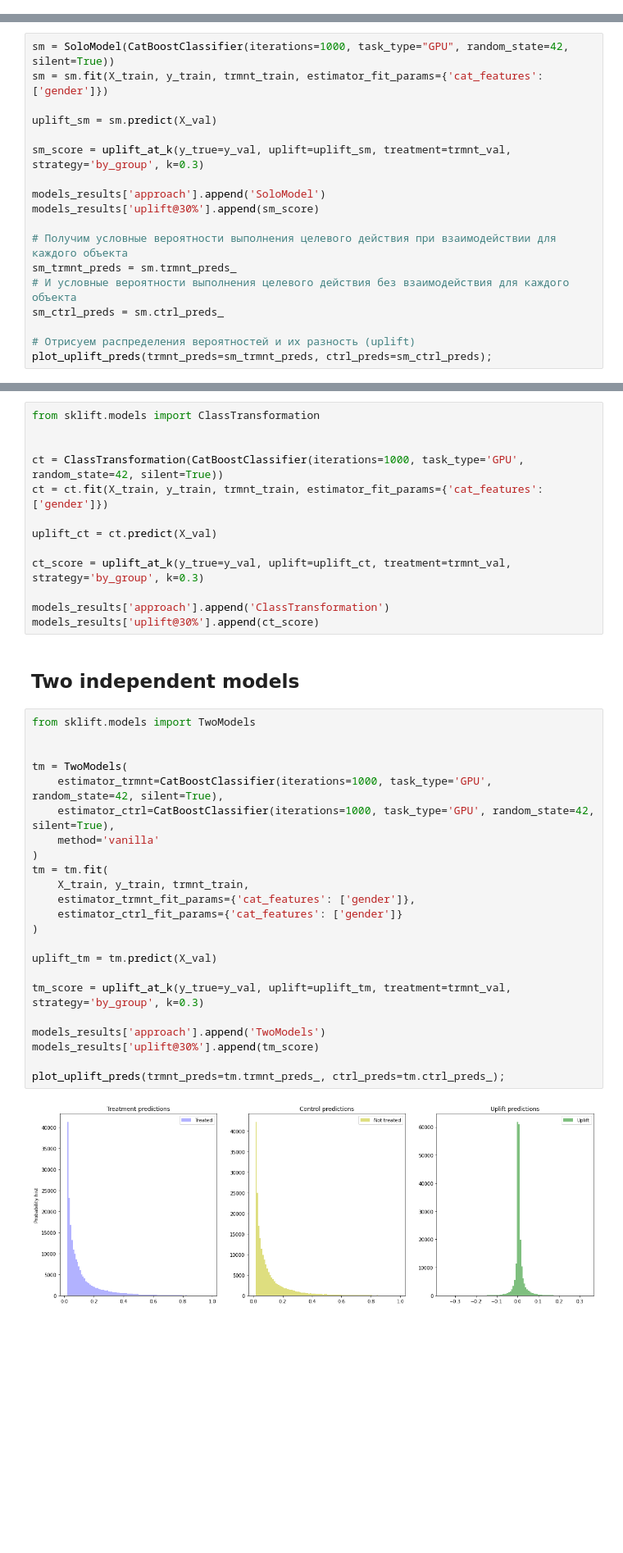
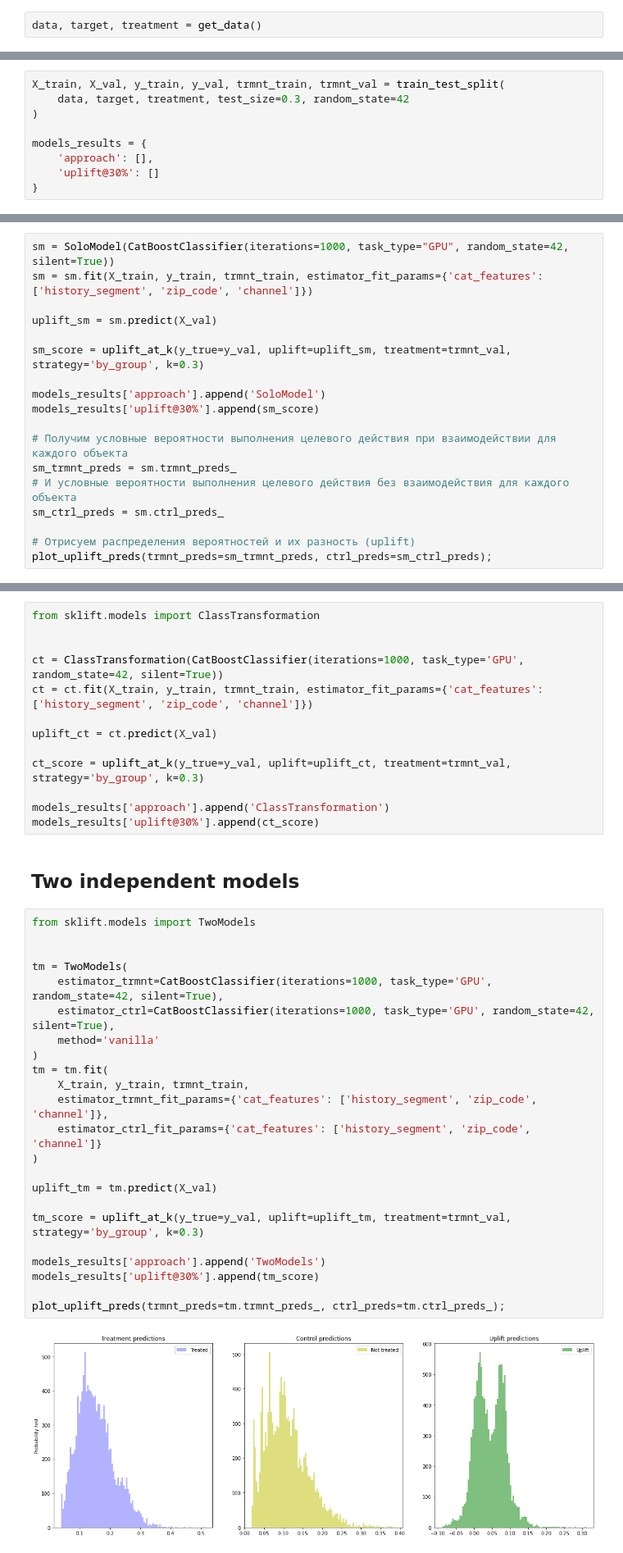
Before and after one commit to versus666jzx/uplift_lab, a Jupyter notebook: src/test.ipynb, the cells around one changed output, grey strips where cells are left out. Shown: that part at 82% size. Saved outputs shown, nothing was run; the diff lists cells and outputs as text; blank space fills up the shorter version.

```diff
--- a/src/test.ipynb
+++ b/src/test.ipynb
@@ -79 +25,3 @@ Validation shape: (206109, 193)
+# %%
+data, target, treatment = get_data()
 # %%
@@ -94,8 +67,17 @@ models_results = {
+# %%
+X_train, X_val, y_train, y_val, trmnt_train, trmnt_val = train_test_split(
+    data, target, treatment, test_size=0.3, random_state=42
+)
+
+models_results = {
+    'approach': [],
+    'uplift@30%': []
+}
 # %% [markdown]
 ## Single model
 # %%
 sm = SoloModel(CatBoostClassifier(iterations=1000, task_type="GPU", random_state=42, silent=True))
-sm = sm.fit(X_train, y_train, trmnt_train, estimator_fit_params={'cat_features': ['gender']})
+sm = sm.fit(X_train, y_train, trmnt_train, estimator_fit_params={'cat_features': ['history_segment', 'zip_code', 'channel']})
 
 uplift_sm = sm.predict(X_val)
 
@@ -141,7 +120,7 @@ from sklift.models import ClassTransformation
 
 
 ct = ClassTransformation(CatBoostClassifier(iterations=1000, task_type='GPU', random_state=42, silent=True))
-ct = ct.fit(X_train, y_train, trmnt_train, estimator_fit_params={'cat_features': ['gender']})
+ct = ct.fit(X_train, y_train, trmnt_train, estimator_fit_params={'cat_features': ['history_segment', 'zip_code', 'channel']})
 
 uplift_ct = ct.predict(X_val)
 
@@ -154,28 +133,28 @@ models_results['uplift@30%'].append(ct_score)
 # %%
 from sklift.models import TwoModels
 
 
 tm = TwoModels(
     estimator_trmnt=CatBoostClassifier(iterations=1000, task_type='GPU', random_state=42, silent=True),
     estimator_ctrl=CatBoostClassifier(iterations=1000, task_type='GPU', random_state=42, silent=True),
     method='vanilla'
 )
 tm = tm.fit(
     X_train, y_train, trmnt_train,
-    estimator_trmnt_fit_params={'cat_features': ['gender']},
-    estimator_ctrl_fit_params={'cat_features': ['gender']}
+    estimator_trmnt_fit_params={'cat_features': ['history_segment', 'zip_code', 'channel']},
+    estimator_ctrl_fit_params={'cat_features': ['history_segment', 'zip_code', 'channel']}
 )
 
 uplift_tm = tm.predict(X_val)
 
 tm_score = uplift_at_k(y_true=y_val, uplift=uplift_tm, treatment=trmnt_val, strategy='by_group', k=0.3)
 
 models_results['approach'].append('TwoModels')
 models_results['uplift@30%'].append(tm_score)
 
 plot_uplift_preds(trmnt_preds=tm.trmnt_preds_, ctrl_preds=tm.ctrl_preds_);
 # %% [output]
-[figure, old version]
+[figure, new version]
 # %% [markdown]
 ## Two dependend models
 # %%
```
Also changed, not shown: parts of 17 cells of this notebook, 2 other files.
